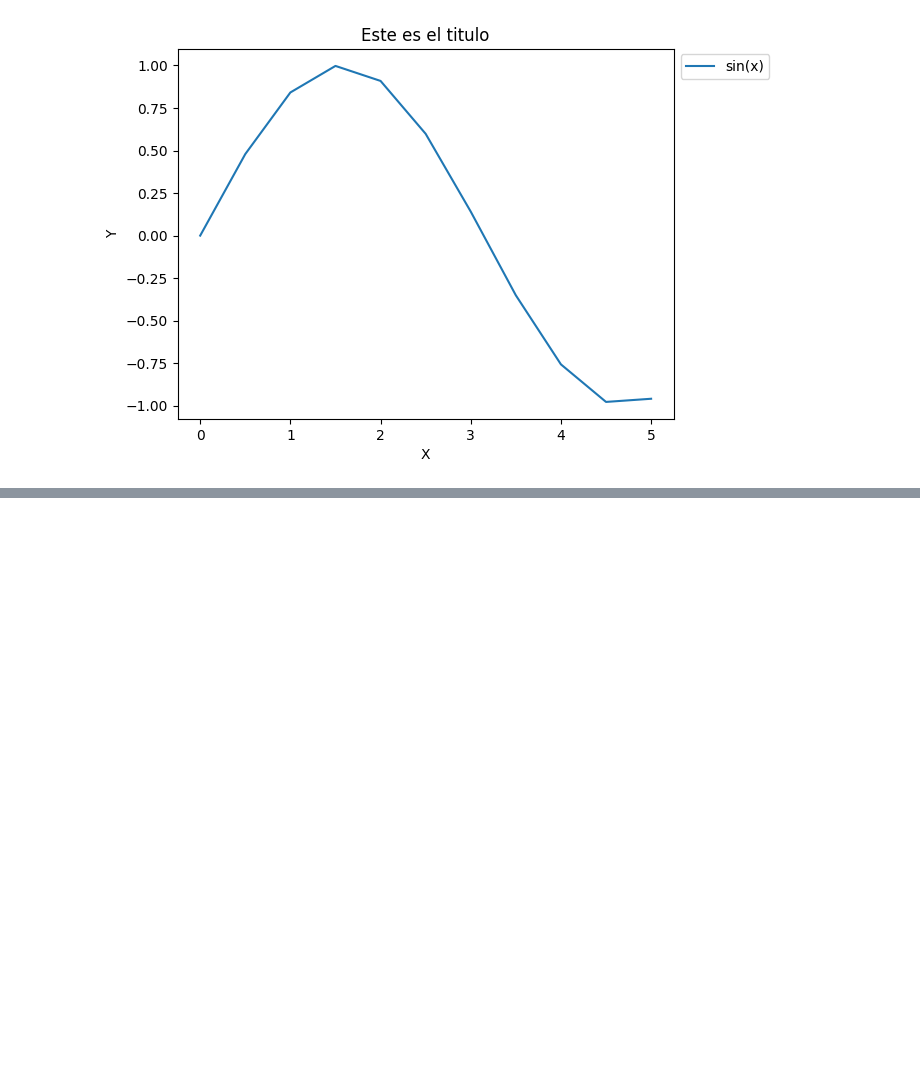
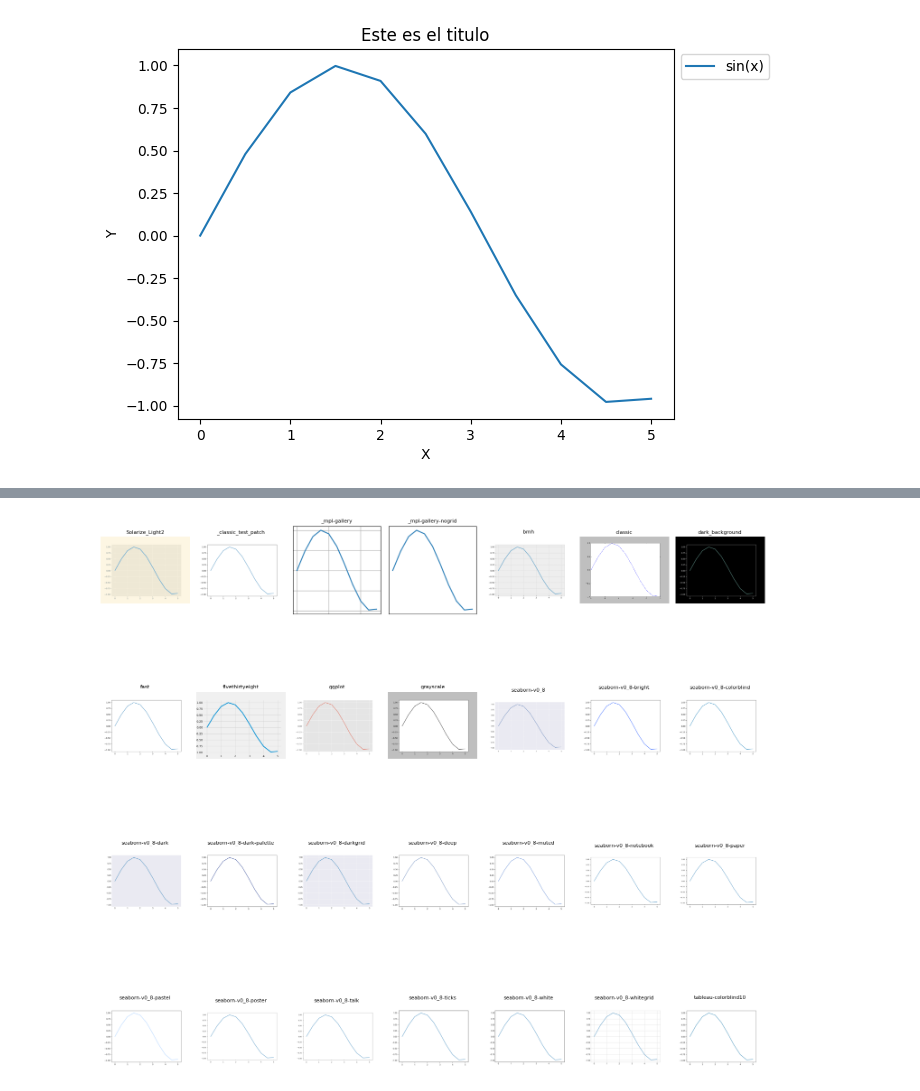
Before and after one commit to Luis-e-rf/Curso_de_Visualizacion_de_Datos_con_Matplotlib_y_Seaborn, a Jupyter notebook: 5-7. subplots + (Leyendas, etiquetas, titulos, tamanio) + colores y estilos.ipynb, the cells around one changed output, grey strips where cells are left out. Saved outputs shown, nothing was run; the diff lists cells and outputs as text; code cells hidden in the pictures; blank space fills up the shorter version.

```diff
--- a/5-7. subplots + (Leyendas, etiquetas, titulos, tamanio) + colores y estilos.ipynb
+++ b/5-7. subplots + (Leyendas, etiquetas, titulos, tamanio) + colores y estilos.ipynb
@@ -58,0 +87,36 @@ plt.legend(loc='lower left',bbox_to_anchor=(1,0.9))
+# %%
+# Crear la figura principal y los subplots
+fig, ax = plt.subplots(4, 7, figsize=(15, 15))
+contador = 0
+
+# Iterar sobre los ejes y aplicar los estilos temporalmente
+for i in range(4):
+    for j in range(7):
+        if contador < len(plt.style.available):
+            # Crear una figura temporal para aplicar el estilo
+            with plt.style.context(plt.style.available[contador]):
+                temp_fig, temp_ax = plt.subplots()
+                temp_ax.plot(x, y)
+
+                # Renderizar el gráfico temporal en una imagen usando buffer_rgba
+                temp_fig.canvas.draw()
+                image = np.frombuffer(temp_fig.canvas.buffer_rgba(), dtype=np.uint8)
+                image = image.reshape(temp_fig.canvas.get_width_height()[::-1] + (4,))
+
+                # Cerrar la figura temporal
+                plt.close(temp_fig)
+
+                # Mostrar la imagen renderizada en el subplot correspondiente
+                ax[i, j].imshow(image)
+                ax[i, j].set_title(plt.style.available[contador], fontsize=8)
+                ax[i, j].axis('off')  # Quitar los ejes para mayor claridad
+
+            contador += 1
+        else:
+            break
+
+# Ajustar los espacios entre los gráficos
+plt.tight_layout()
+plt.show()
+# %% [output]
+[figure, added]
```
Also changed, not shown: parts of 6 cells of this notebook.
